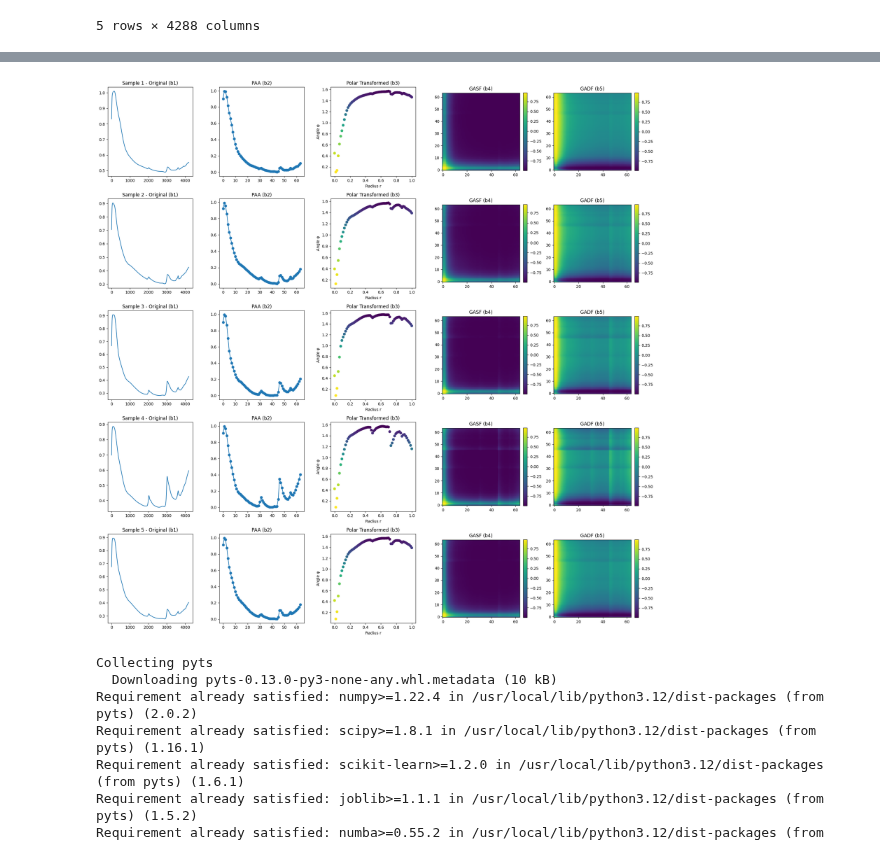
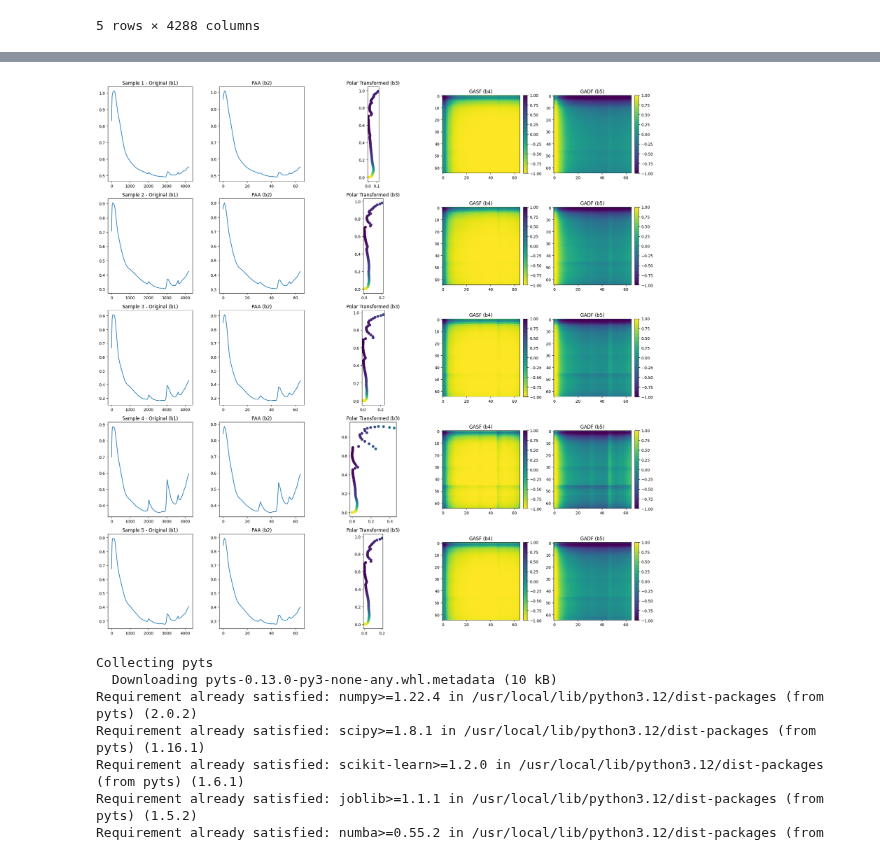
Before and after one commit to Raoina/Spectra-2-Image, a Jupyter notebook: notebooks/Image_Transformation/ 02_GAF_Transformation.ipynb, the cells around one changed output, grey strips where cells are left out. Drawn from its saved outputs; the diff is of its cells as text; code cells hidden in the pictures.

```diff
--- a/notebooks/Image_Transformation/ 02_GAF_Transformation.ipynb
+++ b/notebooks/Image_Transformation/ 02_GAF_Transformation.ipynb
@@ -91,69 +88,68 @@ plt.show()
 # %%
 import numpy as np
 import matplotlib.pyplot as plt
 
-# ---------- Helper function ----------
+# ---------- Function: PAA ----------
 def paa(series, segments):
     n = len(series)
-    k = n // segments
+    if n % segments != 0:
+        pad_size = segments - (n % segments)
+        series = np.append(series, [series[-1]] * pad_size)
+    k = len(series) // segments
     return np.array([series[i*k:(i+1)*k].mean() for i in range(segments)])
 
-def compute_gaf(intensity, segments=64):
-    # Normalize [0,1]
-    min_val, max_val = intensity.min(), intensity.max()
-    normalized = (intensity - min_val) / (max_val - min_val)
+# ---------- Parameters ----------
+segments = 65
+num_samples = 5
 
-    # PAA
-    paa_series = paa(normalized, segments)
+# ---------- Plotting ----------
+fig, axs = plt.subplots(num_samples, 5, figsize=(20, 4 * num_samples))
 
-    # Polar transform
-    phi = np.arccos(paa_series)  # angle
-    r = np.linspace(0, 1, len(paa_series))
+for i in range(num_samples):
+    # 1. Get spectrum
+    row = df.iloc[i]
+    spectrum = row.filter(like="spc.")
+    intensity = spectrum.values.astype(float)
 
-    # GASF & GADF
+    # 2. PAA
+    paa_series = paa(intensity, segments)
+
+    # 3. Normalize AFTER PAA
+    min_val, max_val = paa_series.min(), paa_series.max()
+    normalized_paa = (paa_series - min_val) / (max_val - min_val)
+
+    # 4. Polar transform
+    phi = np.arccos(normalized_paa)
+    r = np.linspace(0, 1, len(normalized_paa))
+
+    # 5. GASF & GADF
     phi_matrix = np.outer(phi, np.ones_like(phi))
     GASF = np.cos(phi_matrix + phi_matrix.T)
     GADF = np.sin(phi_matrix - phi_matrix.T)
 
-    return normalized, paa_series, r, phi, GASF, GADF
+    # 6. Plot results
+    axs[i, 0].plot(intensity)
+    axs[i, 0].set_title(f"Sample {i+1} - Original (b1)")
 
-# ---------- Apply to first N samples ----------
-N = 5   # number of spectra
-spectra = [df.iloc[i].filter(like="spc.").values.astype(float) for i in range(N)]
+    axs[i, 1].plot(paa_series)
+    axs[i, 1].set_title("PAA (b2)")
 
-fig, axs = plt.subplots(N, 5, figsize=(20, 4*N))
+    axs[i, 2].scatter(r * np.cos(phi), r * np.sin(phi), c=normalized_paa, cmap="viridis")
+    axs[i, 2].set_title("Polar Transformed (b3)")
+    axs[i, 2].set_aspect('equal')
 
-for idx, spectrum in enumerate(spectra):
-    norm, paa_series, r, phi, GASF, GADF = compute_gaf(spectrum, segments=64)
+    im1 = axs[i, 3].imshow(GASF, cmap="viridis_r", origin="upper", vmin=-1, vmax=1)
+    axs[i, 3].set_title("GASF (b4)")
+    fig.colorbar(im1, ax=axs[i, 3], fraction=0.046, pad=0.04)
 
-    # (b1) Original spectrum
-    axs[idx, 0].plot(spectrum)
-    axs[idx, 0].set_title(f"Sample {idx+1} - Original (b1)")
-
-    # (b2) PAA
-    axs[idx, 1].plot(paa_series, marker="o")
-    axs[idx, 1].set_title("PAA (b2)")
-
-    # (b3) Polar
-    axs[idx, 2].scatter(r, phi, c=paa_series, cmap="viridis")
-    axs[idx, 2].set_title("Polar Transformed (b3)")
-    axs[idx, 2].set_xlabel("Radius r")
-    axs[idx, 2].set_ylabel("Angle φ")
-
-    # (b4) GASF
-    im1 = axs[idx, 3].imshow(GASF, cmap="viridis", origin="lower")
-    axs[idx, 3].set_title("GASF (b4)")
-    plt.colorbar(im1, ax=axs[idx, 3], fraction=0.046, pad=0.04)
-
-    # (b5) GADF
-    im2 = axs[idx, 4].imshow(GADF, cmap="viridis", origin="lower")
-    axs[idx, 4].set_title("GADF (b5)")
-    plt.colorbar(im2, ax=axs[idx, 4], fraction=0.046, pad=0.04)
+    im2 = axs[i, 4].imshow(GADF, cmap="viridis", origin="upper", vmin=-1, vmax=1)
+    axs[i, 4].set_title("GADF (b5)")
+    fig.colorbar(im2, ax=axs[i, 4], fraction=0.046, pad=0.04)
 
 plt.tight_layout()
 plt.show()
 # %% [output]
-[figure, old version]
+[figure, new version]
 # %%
 !pip install pyts
 # %% [output]
```
Also changed, not shown: parts of 2 cells of this notebook.
